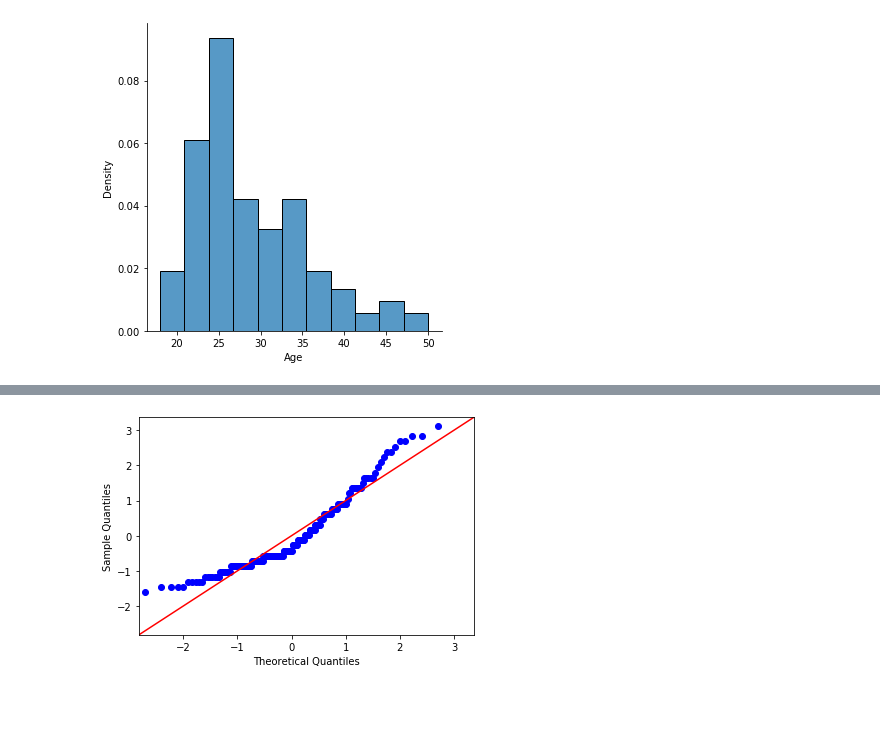
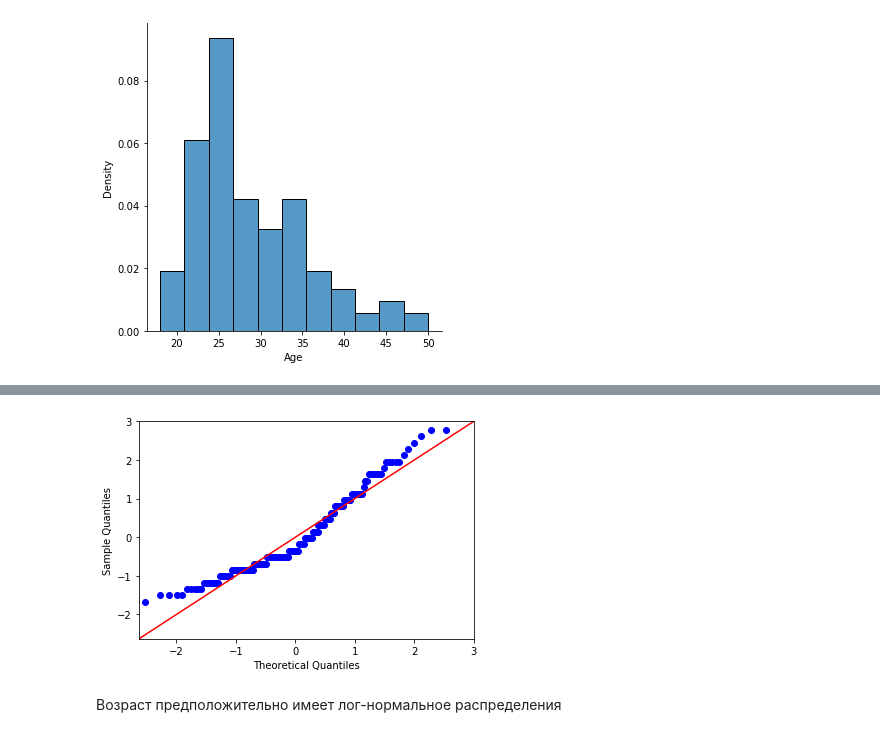
Before and after one commit to Chularev/kaggle_competitions, a Jupyter notebook: CardioGoodFitness/notebook.ipynb, the cells around one changed output, grey strips where cells are left out. Saved outputs shown, nothing was run; the diff lists cells and outputs as text; code cells hidden in the pictures; blank space fills up the shorter version.

```diff
--- a/CardioGoodFitness/notebook.ipynb
+++ b/CardioGoodFitness/notebook.ipynb
@@ -59,0 +80,3 @@ plot.show()
+# %%
+tmp = data[data['Age'] < 46]
+sns.boxplot(tmp['Age'])
@@ -60,5 +91,7 @@ plot.show()
 # %%
-fig = sm.qqplot(data['Age'], stats.t, fit=True, line="45")
+fig = sm.qqplot(tmp['Age'], stats.t, fit=True, line="45")
 plot.show()
 # %% [output]
-[figure, old version]
+[figure, new version]
+# %% [markdown]
+Возраст предположительно имеет лог-нормальное распределения
```
Also changed, not shown: parts of 7 cells of this notebook.
